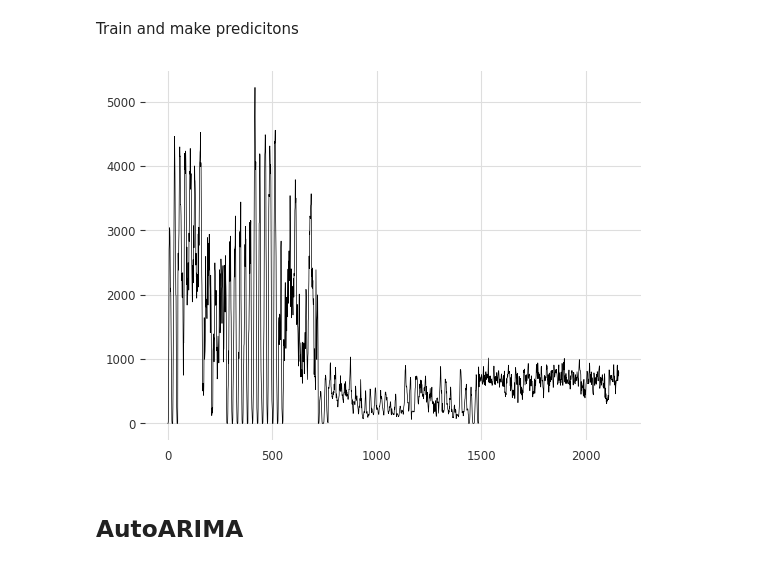
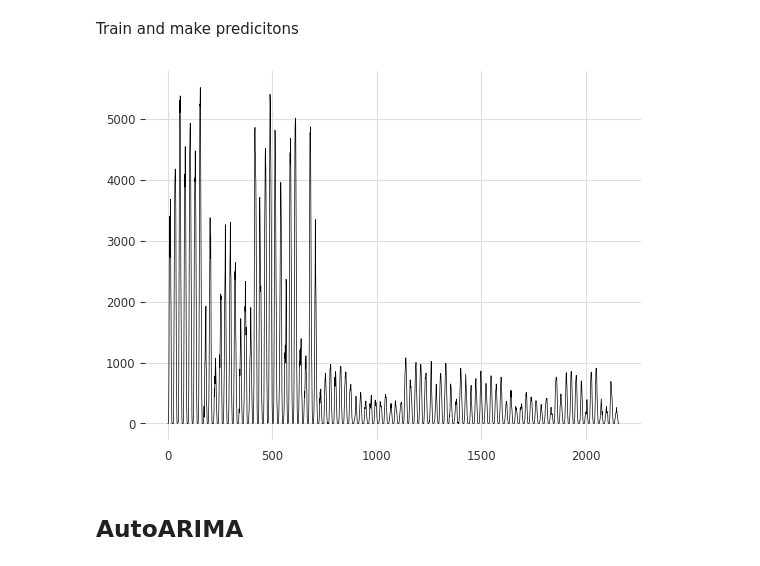
Before and after one commit to jkbch/machine_learning_exam, a Jupyter notebook: Jakob_notebook.ipynb, the cells around one changed output. Cells and saved outputs as stored; diff of their text form; code cells hidden in the pictures.

```diff
--- a/Jakob_notebook.ipynb
+++ b/Jakob_notebook.ipynb
@@ -18,7 +18,7 @@ import pandas as pd
 import matplotlib.pyplot as plt
 
 pd.options.display.max_columns = None
-display_plots = False
+display_plots = True
 # %% [markdown]
 Load data
 # %%
@@ -550,7 +550,7 @@ def while_fill_gaps(min_gap_time, max_days, X1, X2=None, intersection_only=True,
     else:
         return X1, X2
 # %%
-max_days = 5
+max_days = 3
 
 for pre in ["15min", "1hour"]:
     for loc in Xs[pre]:
@@ -579,7 +579,8 @@ if display_plots:
         for loc in Xs[pre]:
             y = y + 1
             legends.append(pre + " " + loc + " " + type)
-            plt.plot(Xs[pre][loc]["test"].index, [y] * len(Xs[pre][loc]["test"].index), marker='o', markersize=1, linestyle='')
+            dates = Xs[pre][loc]["test"].dropna(how='all').index
+            plt.plot(dates, [y] * len(dates), marker='o', markersize=1, linestyle='')
 
     plt.gca().axes.get_yaxis().set_visible(False)
     plt.legend(legends)
@@ -596,5 +597,5 @@ if display_plots:
 # %%
-max_years = 3
+max_years = 5
 
 for pre in ["15min", "1hour"]:
     for loc in Xs[pre]:
@@ -630,18 +631,5 @@ if display_plots:
 
             plt.title(pre + " " + loc + " full")
             plt.show()
-
-    legends = []
-    y = 0
-    for pre in Xs:
-        for loc in Xs[pre]:
-            y = y + 1
-            legends.append(pre + " " + loc + " " + type)
-            plt.plot(Xs[pre][loc]["test"].index, [y] * len(Xs[pre][loc]["test"].index), marker='o', markersize=1, linestyle='')
-
-    plt.gca().axes.get_yaxis().set_visible(False)
-    plt.legend(legends)
-    plt.xticks(rotation=45)
-    plt.show()
 # %% [output]
 [figure]
@@ -1066,20 +1055,20 @@ type = "full"
 
 ys_xgboost = {}
 
-do_xgboost = False
+do_xgboost = True
 if do_xgboost:
     for loc in tars[tars_per]:
-        xgb = XGBModel(lags=24, lags_future_covariates=(1,1))
-        xgb.fit(tars[tars_per][loc][type], future_covariates=covs[covs_per][loc][type])
+        xgb = XGBModel(lags=5*24, lags_future_covariates=(24,24))
+        xgb.fit(tars[tars_per][loc][type], future_covariates=covs[covs_per][loc][type], verbose=True)
         ys_xgboost[loc] = xgb.predict(n_1hour, future_covariates=covs[covs_per][loc][type])
 # %%
 if do_xgboost:
     y = extract_and_save(ys_xgboost, "xbg_1hour.csv", tars_per)
-    if display_plots:
+    if True:
         y["prediction"].plot(lw=0.5)
         plt.show()
 # %% [output]
-[figure, old version]
+[figure, new version]
 # %% [markdown]
 ## AutoARIMA
 # %% [markdown]
```
Also changed, not shown: parts of 5 cells of this notebook, 2 other files.
